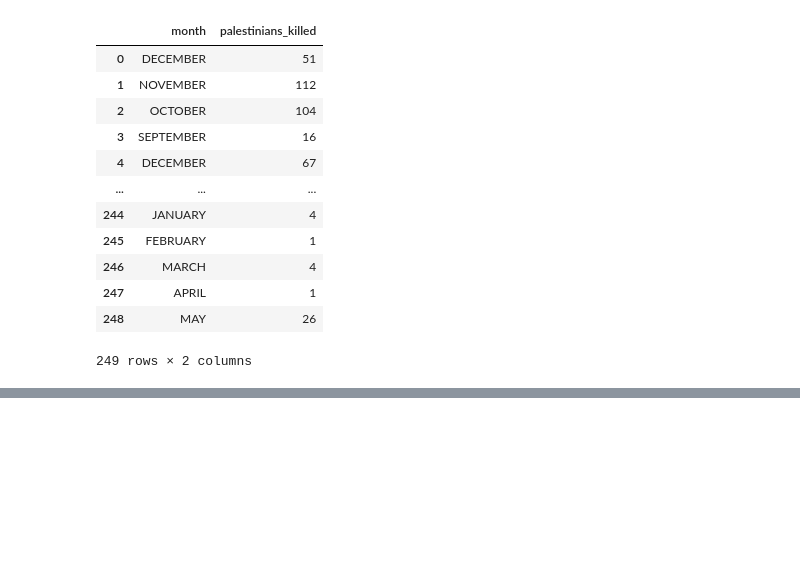
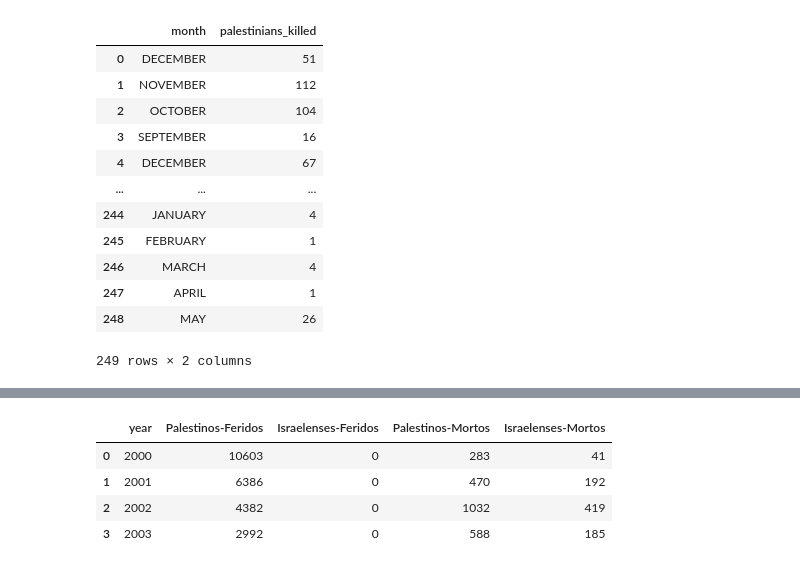
Before and after one commit to henriquecarvalho-maker/Conflito-israelo-palestino, a Jupyter notebook: análise_dos_mortos_e_feridos_no_conflito_entre_palestinos_e_israelitas.ipynb, the cells around one changed output, grey strips where cells are left out. Cells and saved outputs as stored; diff of their text form; code cells hidden in the pictures; blank space fills up the shorter version.

```diff
--- a/análise_dos_mortos_e_feridos_no_conflito_entre_palestinos_e_israelitas.ipynb
+++ b/análise_dos_mortos_e_feridos_no_conflito_entre_palestinos_e_israelitas.ipynb
@@ -302,0 +270,10 @@ memory usage: 520.0+ bytes
+# %%
+data_ano_ = data_ano.rename(columns={'palestinians_injuries': 'Palestinos-Feridos', 'israelis_injuries': 'Israelenses-Feridos',
+                                    'palestinians_killed': 'Palestinos-Mortos', 'israelis_killed': 'Israelenses-Mortos'})
+data_ano_.head(4)
+# %% [output]
+|  | year | Palestinos-Feridos | Israelenses-Feridos | Palestinos-Mortos | Israelenses-Mortos |
+| 0 | 2000 | 10603 | 0 | 283 | 41 |
+| 1 | 2001 | 6386 | 0 | 470 | 192 |
+| 2 | 2002 | 4382 | 0 | 1032 | 419 |
+| 3 | 2003 | 2992 | 0 | 588 | 185 |
```
Also changed, not shown: parts of 10 cells of this notebook.
